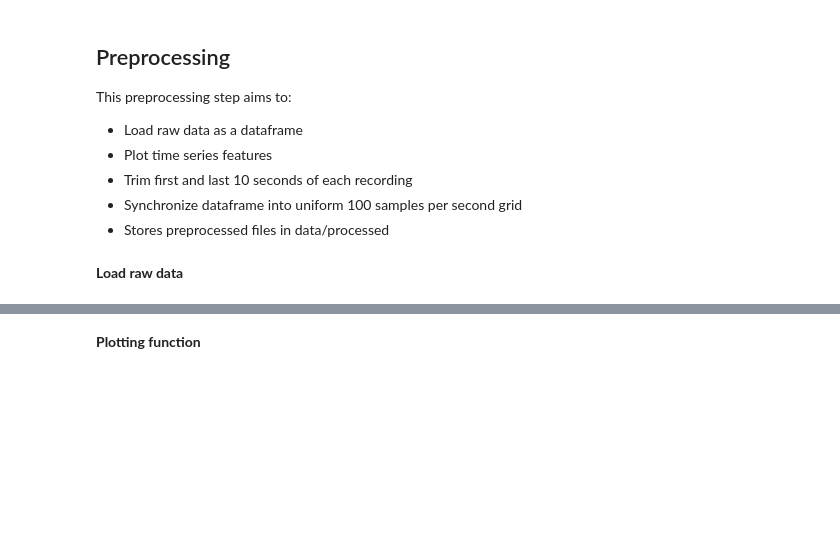
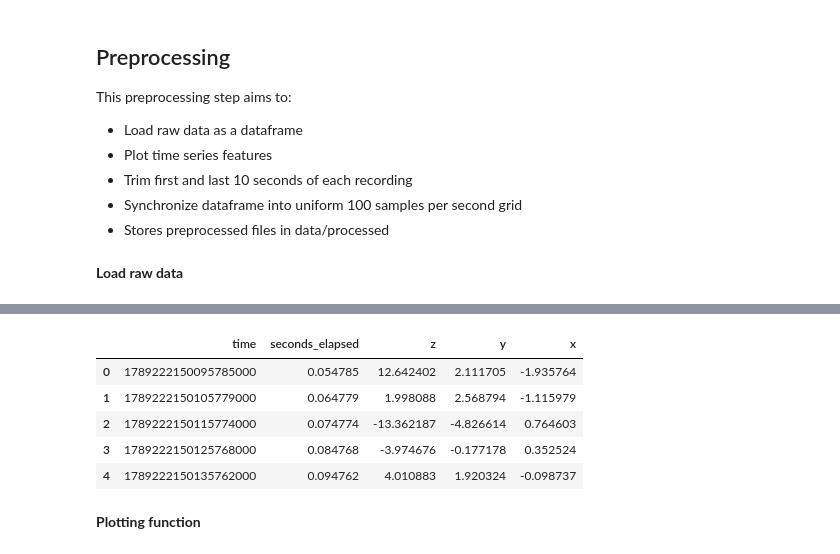
Before and after one commit to dhafinrizaldi/tue-5are0-bike-lane-quality, a Jupyter notebook: group11.ipynb, the cells around one changed output, grey strips where cells are left out. Drawn from its saved outputs; the diff is of its cells as text; code cells hidden in the pictures; blank space fills up the shorter version.

```diff
--- a/group11.ipynb
+++ b/group11.ipynb
@@ -21,8 +21,14 @@ This preprocessing step aims to:
 **Load raw data**
 # %%
 # TODO Implement load_data function here, returns dataframe
+import pandas as pd
+import matplotlib.pyplot as plt
 def load_data(filepath: str) -> pd.DataFrame:
-    pass
+    return pd.read_csv(filepath)
 
 filepath = 'data/raw/bumpy/2026-09-12_14-09-10/Accelerometer.csv' # insert filepath here
 df = load_data(filepath) # load as dataframe
+
+print(df.columns)
+df.head()
+# %% [output]
@@ -29,3 +36,9 @@ df = load_data(filepath) # load as dataframe
+|  | time | seconds_elapsed | z | y | x |
+| 0 | 1789222150095785000 | 0.054785 | 12.642402 | 2.111705 | -1.935764 |
+| 1 | 1789222150105779000 | 0.064779 | 1.998088 | 2.568794 | -1.115979 |
+| 2 | 1789222150115774000 | 0.074774 | -13.362187 | -4.826614 | 0.764603 |
+| 3 | 1789222150125768000 | 0.084768 | -3.974676 | -0.177178 | 0.352524 |
+| 4 | 1789222150135762000 | 0.094762 | 4.010883 | 1.920324 | -0.098737 |
 # %% [markdown]
 **Plotting function**
 # %%
```
Also changed, not shown: parts of 4 cells of this notebook.
